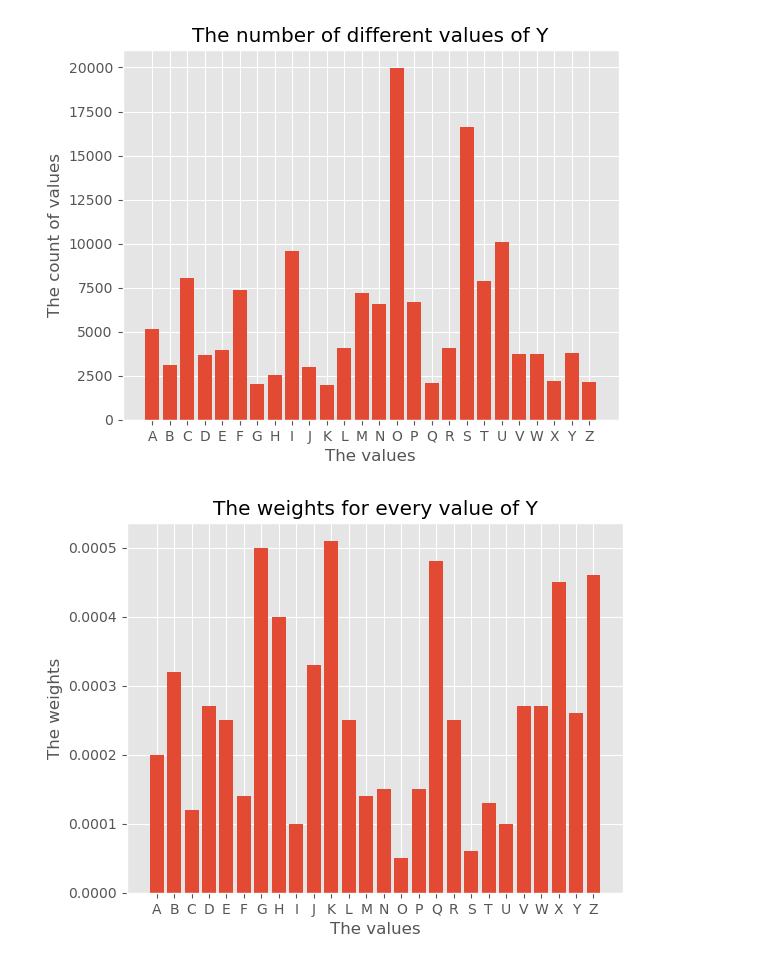
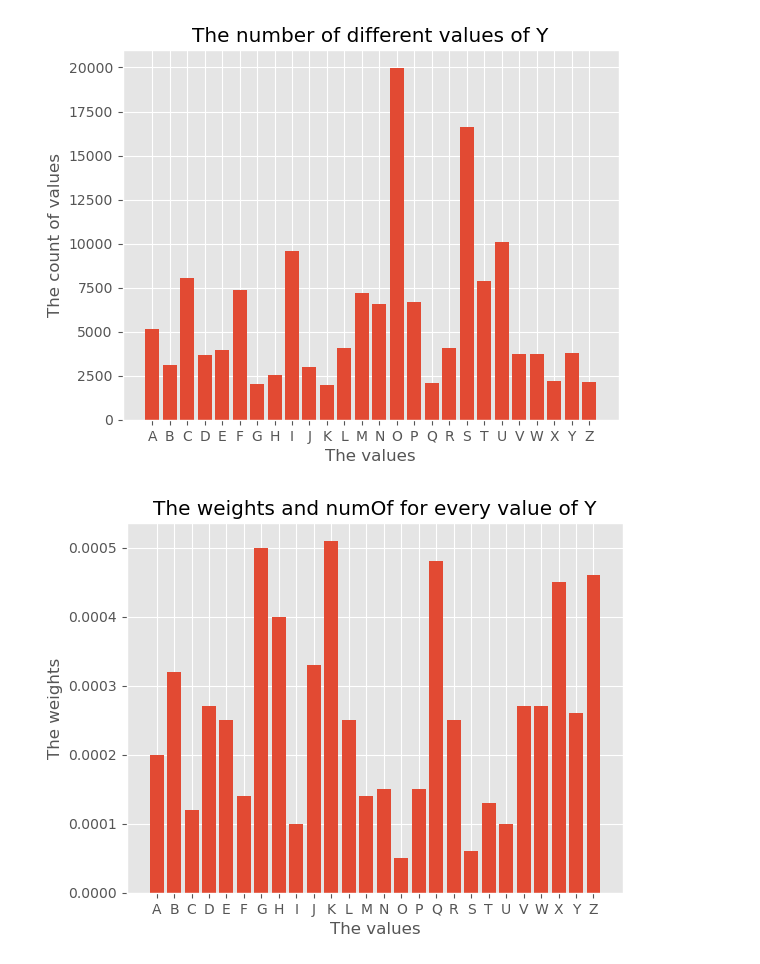
Before and after one commit to LepsyMikolaj3301/Solvro_rekr_2023_jesien, a Jupyter notebook: EDA/EDA.ipynb, the cells around one changed output. Saved outputs shown, nothing was run; the diff lists cells and outputs as text; code cells hidden in the pictures.

```diff
--- a/EDA/EDA.ipynb
+++ b/EDA/EDA.ipynb
@@ -103,32 +103,32 @@ def calculation_of_weights(label_array) -> list:
     This function calculates the wights of the target numpy array ( used in training the model )
 
     :param: label_array
     :type: ndarray
     :return: target_weights
     :rtype: list
     """
     from collections import Counter
 
     target_weights = []
     # Counting how many targets appear in the target set
     the_counter = Counter(one_hot_2_value(label_array))
     for _, occurrence_count in sorted(the_counter.items()):
         # when they are no values of an occurance, we should add a neutral weight to it
         if occurrence_count < 0:
             target_weights.append(0.5)
         else:
             # we calculate the weight as the inverse of its occurances
             target_weights.append(round(1. / occurrence_count, 5))
     return target_weights
 
 
 Y_train_weights = calculation_of_weights(Y_train)
 
 # Now lets visualize THE WEIGHTS
 plt.bar(chr_of_Y_train, Y_train_weights)
-plt.title("The weights for every value of Y")
+plt.title("The weights and numOf for every value of Y")
 plt.xlabel("The values")
 plt.ylabel("The weights")
 plt.show()
 # %% [output]
-[figure, old version]
+[figure, new version]
```
Also changed, not shown: parts of 3 cells of this notebook.
